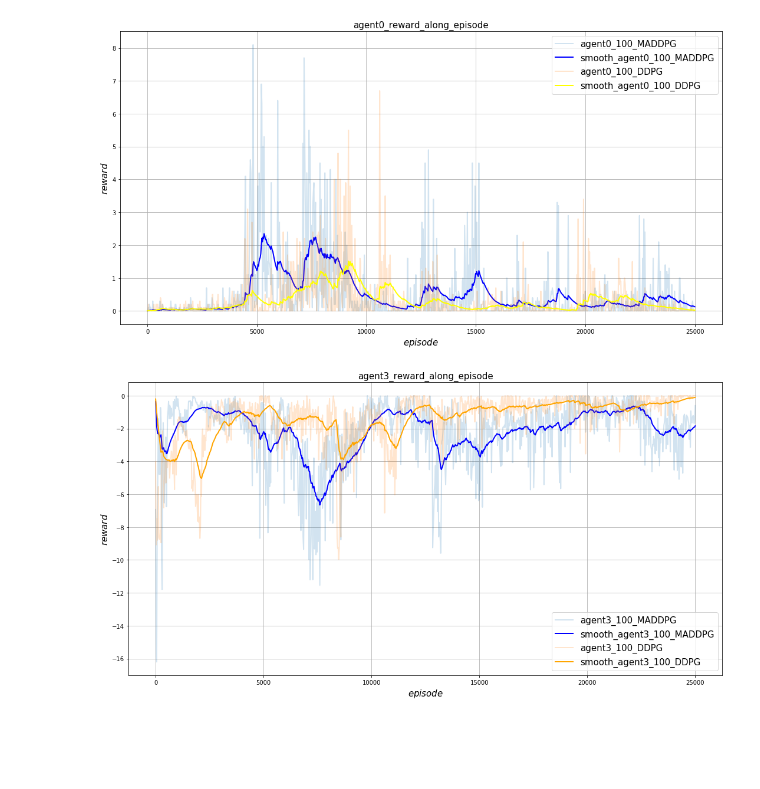
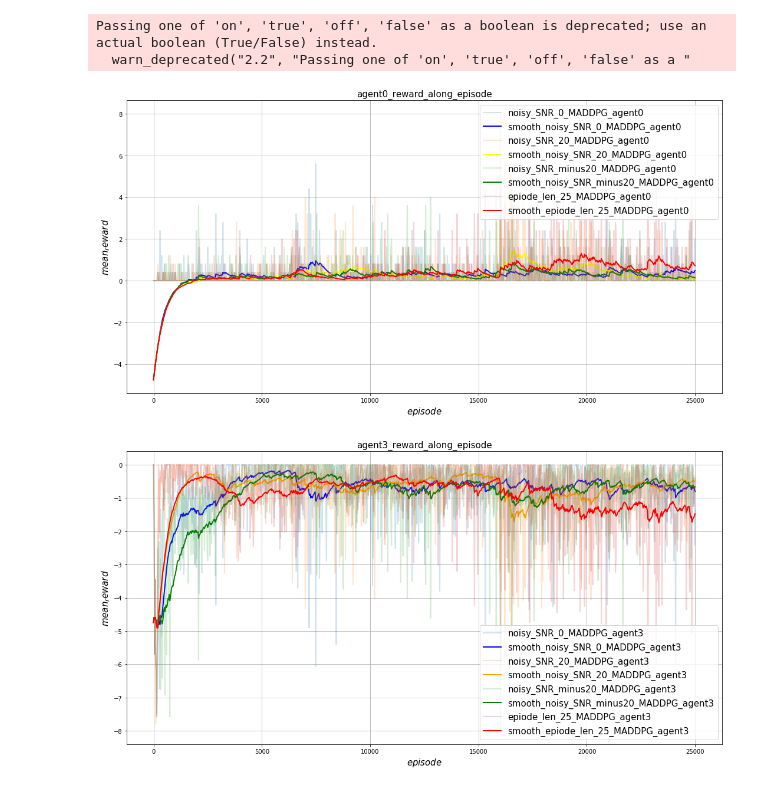
Before and after one commit to Joshua-Ren/maddpg-again, a Jupyter notebook: 画图.ipynb, the cells around one changed output. Drawn from its saved outputs; the diff is of its cells as text; code cells hidden in the pictures; blank space fills up the shorter version.

```diff
--- a/画图.ipynb
+++ b/画图.ipynb
@@ -26,45 +34,76 @@ smooth_agent3_100_DDPG = np.array(smoothing(agent3_100_DDPG,0.95))
+# %%
+smooth_noisy_SNR_0_MADDPG_agent0 = np.array(smoothing(noisy_SNR_0_MADDPG_agent0,0.95))
+smooth_noisy_SNR_0_MADDPG_agent3 = np.array(smoothing(noisy_SNR_0_MADDPG_agent3,0.95))
+smooth_noisy_SNR_20_MADDPG_agent0 = np.array(smoothing(noisy_SNR_20_MADDPG_agent0,0.95))
+smooth_noisy_SNR_20_MADDPG_agent3 = np.array(smoothing(noisy_SNR_20_MADDPG_agent3,0.95))
+smooth_noisy_SNR_minus20_MADDPG_agent0 = np.array(smoothing(noisy_SNR_minus20_MADDPG_agent0,0.95))
+smooth_noisy_SNR_minus20_MADDPG_agent3 = np.array(smoothing(noisy_SNR_minus20_MADDPG_agent3,0.95))
+smooth_epiode_len_25_MADDPG_agent0 = np.array(smoothing(epiode_len_25_MADDPG_agent0,0.95))
+smooth_epiode_len_25_MADDPG_agent3 = np.array(smoothing(epiode_len_25_MADDPG_agent3,0.95))
+
+smooth_agent0_noisy_SNR_minus20_MADDPG = np.array(smoothing(agent0_noisy_SNR_minus20_MADDPG,0.95))
+smooth_agent0_noisy_SNR_20_MADDPG = np.array(smoothing(agent0_noisy_SNR_20_MADDPG,0.95))
+smooth_agent0_noisy_SNR_0_MADDPG = np.array(smoothing(agent0_noisy_SNR_0_MADDPG,0.95))
+smooth_agent0_noisy_SNR_minus10_MADDPG = np.array(smoothing(agent0_noisy_SNR_minus10_MADDPG,0.95))
+smooth_agent0_noisy_SNR_minus15_MADDPG = np.array(smoothing(agent0_noisy_SNR_minus15_MADDPG,0.95))
 # %%
 # Generate some example data to plot
 x = np.linspace(0,25000,1000)
-y1 = agent0_100_MADDPG
-y2 = smooth_agent0_100_MADDPG
-y3 = agent0_100_DDPG
-y4 = smooth_agent0_100_DDPG
+y1 = noisy_SNR_0_MADDPG_agent0
+y2 = smooth_noisy_SNR_0_MADDPG_agent0
+y3 = noisy_SNR_20_MADDPG_agent0
+y4 = smooth_noisy_SNR_20_MADDPG_agent0
+y5 = noisy_SNR_minus20_MADDPG_agent0
+y6 = smooth_noisy_SNR_minus20_MADDPG_agent0
+y7 = epiode_len_25_MADDPG_agent0
+y8 = smooth_epiode_len_25_MADDPG_agent0
+
 
 fig_size = (15, 8)
 # Set figure size in inches (width, height)
 fig = plt.figure(figsize=fig_size)
 # # Create a new figure object
 ax = fig.add_subplot(1, 1, 1)
 # # Add a single axes to the figure
 # # Plot lines giving each a label for the legend and setting line width to 2
-ax.plot(x, y1, linewidth=2, label='agent0_100_MADDPG',alpha=0.2)
-ax.plot(x, y2, linewidth=2, label='smooth_agent0_100_MADDPG',color='blue')
-ax.plot(x, y3, linewidth=2, label='agent0_100_DDPG',alpha=0.2)
-ax.plot(x, y4, linewidth=2, label='smooth_agent0_100_DDPG',color='yellow')
+ax.plot(x, y1, linewidth=2, label='noisy_SNR_0_MADDPG_agent0',alpha=0.2)
+ax.plot(x, y2, linewidth=2, label='smooth_noisy_SNR_0_MADDPG_agent0',color='blue')
+ax.plot(x, y3, linewidth=2, label='noisy_SNR_20_MADDPG_agent0',alpha=0.2)
+ax.plot(x, y4, linewidth=2, label='smooth_noisy_SNR_20_MADDPG_agent0',color='yellow')
+ax.plot(x, y5, linewidth=2, label='noisy_SNR_minus20_MADDPG_agent0',alpha=0.2)
+ax.plot(x, y6, linewidth=2, label='smooth_noisy_SNR_minus20_MADDPG_agent0',color = 'green')
+ax.plot(x, y7, linewidth=2, label='epiode_len_25_MADDPG_agent0',alpha=0.2)
+ax.plot(x, y8, linewidth=2, label='smooth_epiode_len_25_MADDPG_agent0',color = 'red')
 
 
 # # Set the axes labels. Can use LaTeX in labels within $...$ delimiters.
 ax.set_xlabel('$episode$', fontsize=15)
-ax.set_ylabel('$reward$', fontsize=15)
+ax.set_ylabel('$mean_reward$', fontsize=15)
 ax.set_title('agent0_reward_along_episode', fontsize=15)
 ax.grid('on')
 # # Turn axes grid on
 ax.legend(loc='upper right', fontsize=15)
 # # Add a legend
 fig.tight_layout()
 # This minimises whitespace around the axes.
 # fig.savefig("compare_max_avg_acc_error.pdf")
 # Save figure to current directory in PDF format
 # %% [output]
+Passing one of 'on', 'true', 'off', 'false' as a boolean is deprecated; use an actual boolean (True/False) instead.
+  warn_deprecated("2.2", "Passing one of 'on', 'true', 'off', 'false' as a "
-[figure, old version]
+[figure, new version]
 # %%
 # Generate some example data to plot
 x = np.linspace(0,25000,1000)
-y1 = agent3_100_MADDPG
-y2 = smooth_agent3_100_MADDPG
-y3 = agent3_100_DDPG
-y4 = smooth_agent3_100_DDPG
+y1 = noisy_SNR_0_MADDPG_agent3
+y2 = smooth_noisy_SNR_0_MADDPG_agent3
+y3 = noisy_SNR_20_MADDPG_agent3
+y4 = smooth_noisy_SNR_20_MADDPG_agent3
+y5 = noisy_SNR_minus20_MADDPG_agent3
+y6 = smooth_noisy_SNR_minus20_MADDPG_agent3
+y7 = epiode_len_25_MADDPG_agent3
+y8 = smooth_epiode_len_25_MADDPG_agent3
+
 
 fig_size = (15, 8)
 # Set figure size in inches (width, height)
@@ -73,15 +112,19 @@ fig = plt.figure(figsize=fig_size)
 ax = fig.add_subplot(1, 1, 1)
 # # Add a single axes to the figure
 # # Plot lines giving each a label for the legend and setting line width to 2
-ax.plot(x, y1, linewidth=2, label='agent3_100_MADDPG',alpha=0.2)
-ax.plot(x, y2, linewidth=2, label='smooth_agent3_100_MADDPG',color='blue')
-ax.plot(x, y3, linewidth=2, label='agent3_100_DDPG',alpha=0.2)
-ax.plot(x, y4, linewidth=2, label='smooth_agent3_100_DDPG',color='orange')
+ax.plot(x, y1, linewidth=2, label='noisy_SNR_0_MADDPG_agent3',alpha=0.2)
+ax.plot(x, y2, linewidth=2, label='smooth_noisy_SNR_0_MADDPG_agent3',color='blue')
+ax.plot(x, y3, linewidth=2, label='noisy_SNR_20_MADDPG_agent3',alpha=0.2)
+ax.plot(x, y4, linewidth=2, label='smooth_noisy_SNR_20_MADDPG_agent3',color='orange')
+ax.plot(x, y5, linewidth=2, label='noisy_SNR_minus20_MADDPG_agent3',alpha=0.2)
+ax.plot(x, y6, linewidth=2, label='smooth_noisy_SNR_minus20_MADDPG_agent3',color = 'green')
+ax.plot(x, y7, linewidth=2, label='epiode_len_25_MADDPG_agent3',alpha=0.2)
+ax.plot(x, y8, linewidth=2, label='smooth_epiode_len_25_MADDPG_agent3',color = 'red')
 
 
 # # Set the axes labels. Can use LaTeX in labels within $...$ delimiters.
 ax.set_xlabel('$episode$', fontsize=15)
-ax.set_ylabel('$reward$', fontsize=15)
+ax.set_ylabel('$mean_reward$', fontsize=15)
 ax.set_title('agent3_reward_along_episode', fontsize=15)
 ax.grid('on')
 # # Turn axes grid on
@@ -92,4 +135,4 @@ fig.tight_layout()
 # fig.savefig("compare_max_avg_acc_error.pdf")
 # Save figure to current directory in PDF format
 # %% [output]
-[figure, old version]
+[figure, new version]
```
Also changed, not shown: parts of 3 cells of this notebook.
